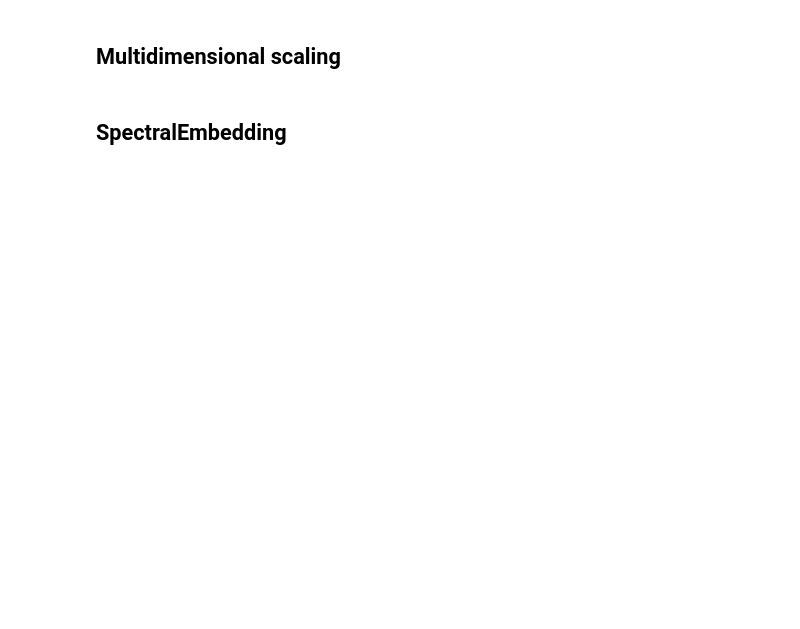
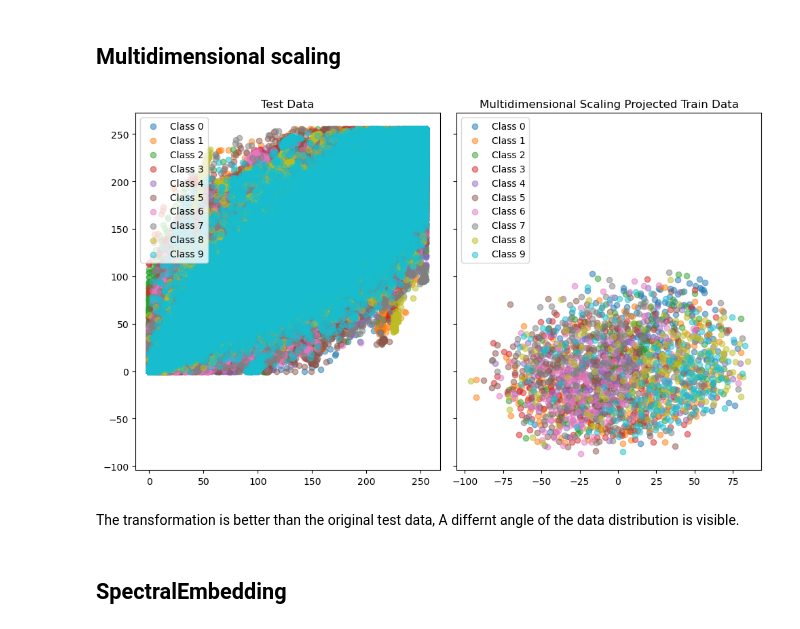
Before and after one commit to DataScienceAndEngineering/hw5-problem-1-2d-embedding-of-the-cifar-10-Abhinagit24, a Jupyter notebook: dsei2100s24hw5p1.ipynb, the cells around one changed output. Cells and saved outputs as stored; diff of their text form; code cells hidden in the pictures; blank space fills up the shorter version.

```diff
--- a/dsei2100s24hw5p1.ipynb
+++ b/dsei2100s24hw5p1.ipynb
@@ -74,2 +173,41 @@ plt.axis('equal');
+# %%
+# defining Multidimensional Scaling as mds
+from sklearn.manifold import MDS
+mds = MDS(n_components=2,
+    random_state=42)
+# choosing 1000 random points from training data to speed up the execution
+indices = np.random.choice(len(X_train), 2000, replace=False)
+X_subset = X_train_SS[indices]
+y_subset = y_train[indices]
+# fitting on the data
+X_mds = mds.fit_transform(X_subset)
+# %%
+# Create a colormap with 10 discrete colors
+colors = plt.cm.get_cmap('tab10', 10)
+
+fig, (ax1, ax2) = plt.subplots(1, 2, figsize=(10, 6), sharey=True)
+
+# Plot test data colored by class labels
+for i in range(10):
+    indices = y_test.flatten() == i
+    ax1.scatter(X_test[indices, 0], X_test[indices, 1], color=colors(i), label=f'Class {i}', alpha=0.5)
+
+# Plot train data (Isomap) colored by class labels
+for i in range(10):
+    indices = y_subset.flatten() == i
+    ax2.scatter(X_mds[indices, 0], X_mds[indices, 1], color=colors(i), label=f'Class {i}', alpha=0.5)
+
+# Add legends and title
+ax1.legend(loc='upper left')
+ax2.legend(loc='upper left')
+ax1.set_title('Test Data')
+ax2.set_title('Multidimensional Scaling Projected Train Data')
+plt.tight_layout()
+
+plt.show()
+# %% [output]
+[figure, added]
+# %% [markdown]
+  The transformation is better than the original test data, A differnt angle of the data distribution is visible.
 # %% [markdown]
 ## SpectralEmbedding
```
Also changed, not shown: parts of 34 cells of this notebook.
